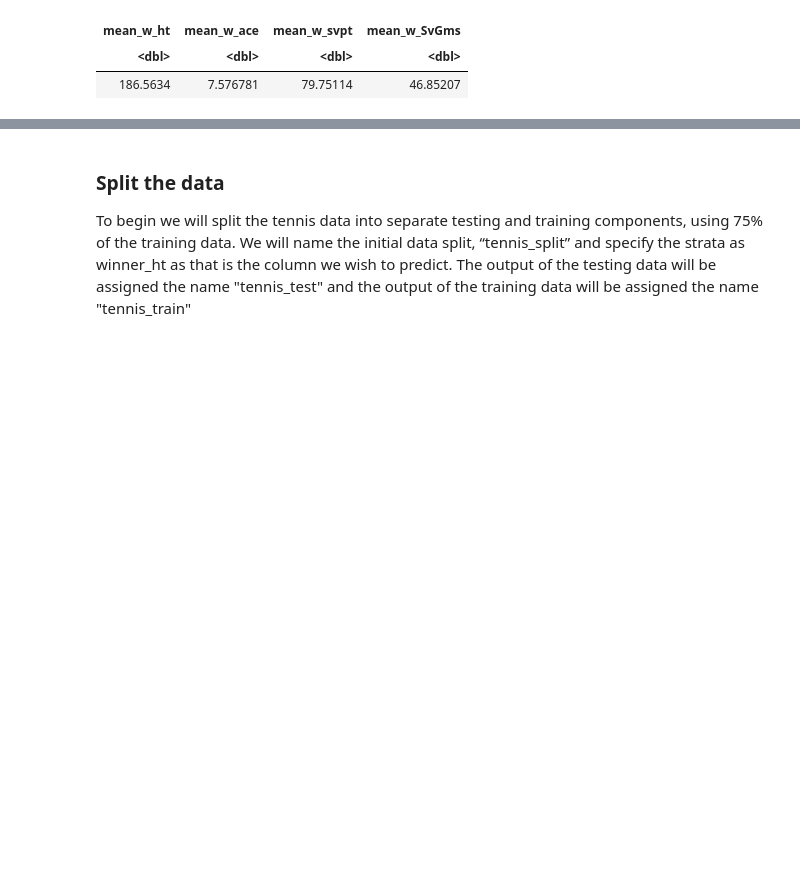
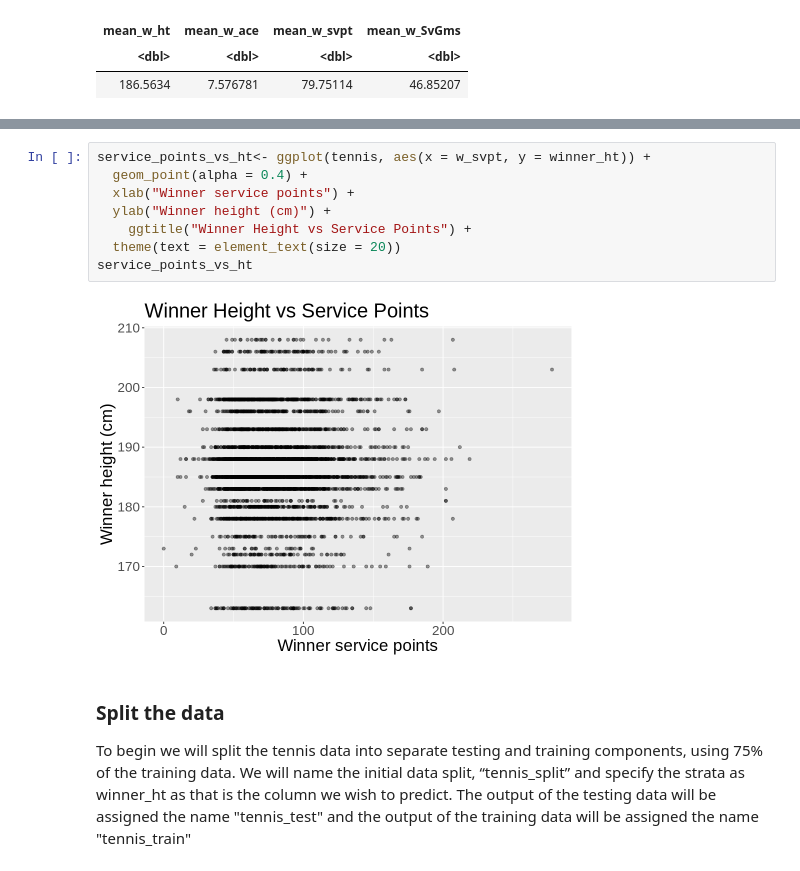
Before and after one commit to Tom0809/Group-Project, a Jupyter notebook: Group Project.ipynb, the cells around one changed output, grey strips where cells are left out. Saved outputs shown, nothing was run; the diff lists cells and outputs as text; blank space fills up the shorter version.

```diff
--- a/Group Project.ipynb
+++ b/Group Project.ipynb
@@ -184,3 +184,13 @@ ace_ht
+# %%
+service_points_vs_ht<- ggplot(tennis, aes(x = w_svpt, y = winner_ht)) +
+  geom_point(alpha = 0.4) +
+  xlab("Winner service points") +
+  ylab("Winner height (cm)") +
+    ggtitle("Winner Height vs Service Points") +
+  theme(text = element_text(size = 20))
+service_points_vs_ht
+# %% [output]
+[figure, added]
 # %% [markdown]
 ### Split the data
 
```
Also changed, not shown: parts of 3 cells of this notebook.
